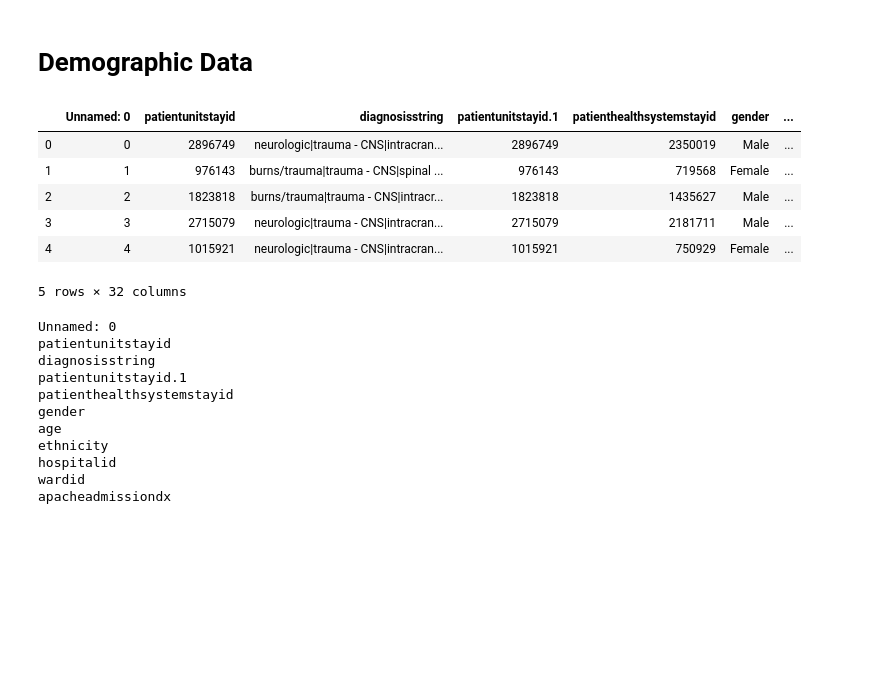
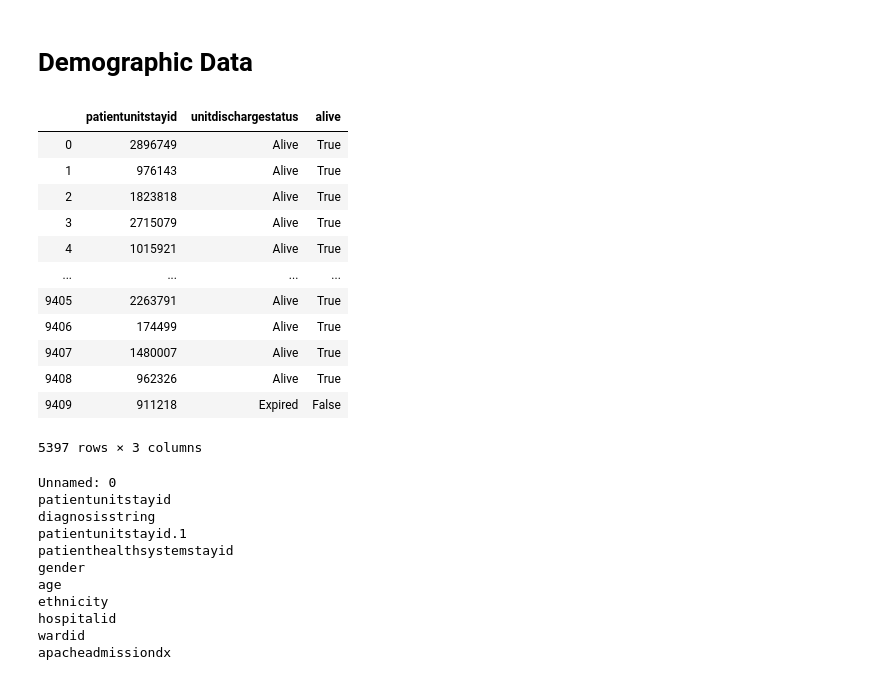
Before and after one commit to adit98/tbi, a Jupyter notebook: GCS_Modeling.ipynb, the cells around one changed output. Saved outputs shown, nothing was run; the diff lists cells and outputs as text; code cells hidden in the pictures; blank space fills up the shorter version.

```diff
--- a/GCS_Modeling.ipynb
+++ b/GCS_Modeling.ipynb
@@ -158,16 +162,27 @@ labtypedata_cts.head()
 # %%
 # Loading demographic data
 demographic_all = pd.read_csv('data/patient_demographics_data.csv')
 
 demographic_all.head()
+
+died = demographic_all.loc[:, ['patientunitstayid', 'unitdischargestatus']]
+died['alive'] = died['unitdischargestatus'] == 'Alive'
+died = died.drop_duplicates()
+display(died)
 # %% [output]
-|  | Unnamed: 0 | patientunitstayid | diagnosisstring | patientunitstayid.1 | patienthealthsystemstayid | gender | ... |
-| 0 | 0 | 2896749 | neurologic|trauma - CNS|intracran... | 2896749 | 2350019 | Male | ... |
-| 1 | 1 | 976143 | burns/trauma|trauma - CNS|spinal ... | 976143 | 719568 | Female | ... |
-| 2 | 2 | 1823818 | burns/trauma|trauma - CNS|intracr... | 1823818 | 1435627 | Male | ... |
-| 3 | 3 | 2715079 | neurologic|trauma - CNS|intracran... | 2715079 | 2181711 | Male | ... |
-| 4 | 4 | 1015921 | neurologic|trauma - CNS|intracran... | 1015921 | 750929 | Female | ... |
+|  | patientunitstayid | unitdischargestatus | alive |
+| 0 | 2896749 | Alive | True |
+| 1 | 976143 | Alive | True |
+| 2 | 1823818 | Alive | True |
+| 3 | 2715079 | Alive | True |
+| 4 | 1015921 | Alive | True |
+| ... | ... | ... | ... |
+| 9405 | 2263791 | Alive | True |
+| 9406 | 174499 | Alive | True |
+| 9407 | 1480007 | Alive | True |
+| 9408 | 962326 | Alive | True |
+| 9409 | 911218 | Expired | False |
-5 rows × 32 columns
+5397 rows × 3 columns
 # %%
 for col in demographic_all.columns:
     print(col)
```
Also changed, not shown: parts of 19 cells of this notebook.
